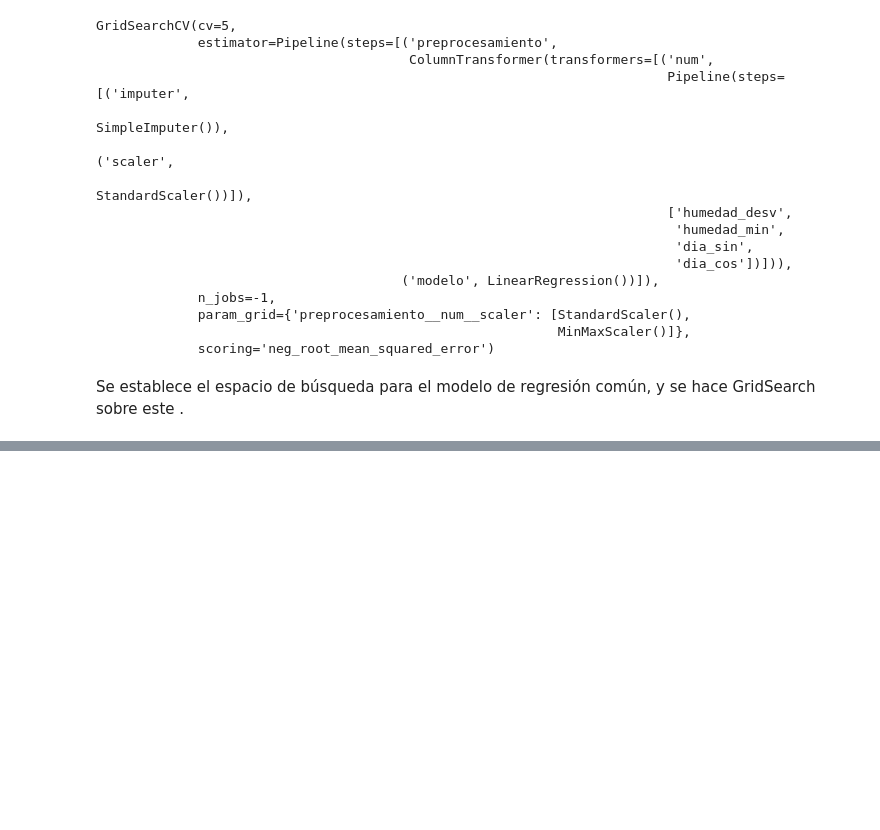
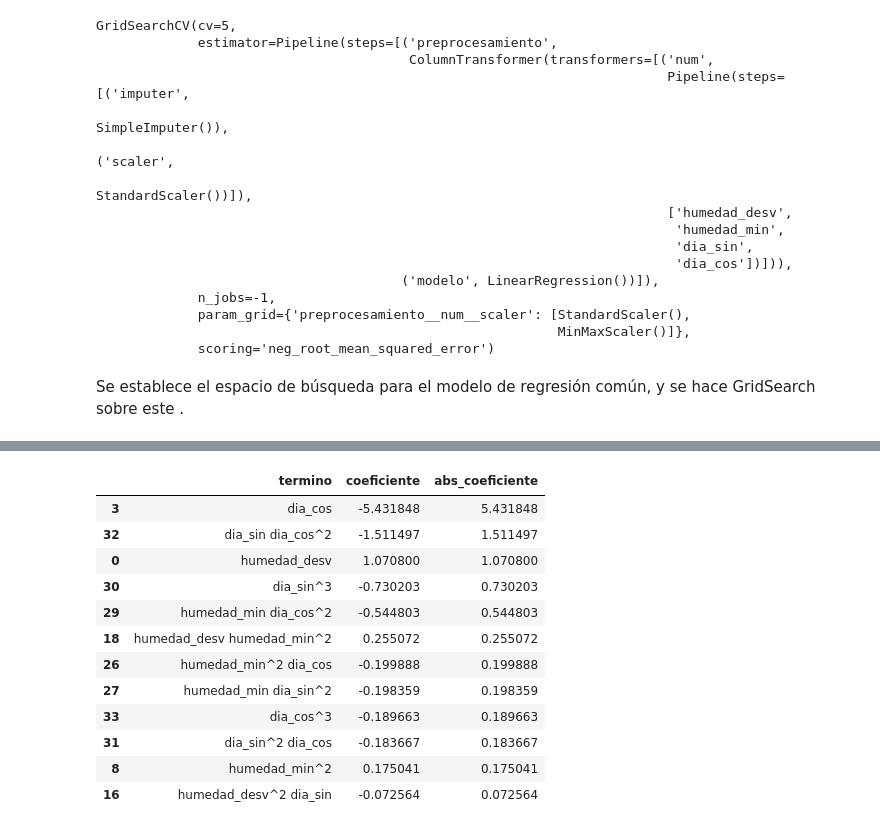
Before and after one commit to DanielGT27-Q/Laboratorio_2_MC, a Jupyter notebook: Laboratorio.ipynb, the cells around one changed output, grey strips where cells are left out. Cells and saved outputs as stored; diff of their text form; code cells hidden in the pictures; blank space fills up the shorter version.

```diff
--- a/Laboratorio.ipynb
+++ b/Laboratorio.ipynb
@@ -685,0 +632,3 @@ ofrece coeficientes directamente interpretables por variable, con un desempeño
+# %%
+pd.set_option("display.max_colwidth", None)
+comparacion_modelos[["modelo", "mejores_hiperparametros"]]
@@ -685,0 +643,17 @@ ofrece coeficientes directamente interpretables por variable, con un desempeño
+# %%
+mejor_fila = comparacion_modelos.iloc[0]
+mejor_nombre = mejor_fila["modelo"]
+mejor_modelo = {
+    "Polinomial sin regularización": grid_poly.best_estimator_,
+    "Lineal sin regularización": grid_sinreg.best_estimator_,
+    "Ridge lineal": grid_ridge.best_estimator_,
+    "Lasso lineal": grid_lasso.best_estimator_,
+    "Polinomial Ridge": grid_poly_ridge.best_estimator_,
+    "Polinomial Lasso": grid_poly_lasso.best_estimator_,
+}[mejor_nombre]
+
+print("Modelo seleccionado:", mejor_nombre)
+print("RMSE test:", mejor_fila["RMSE_test"])
+print("MAE test:", mejor_fila["MAE_test"])
+print("R² test:", mejor_fila["R2_test"])
+print("Hiperparámetros:", mejor_fila["mejores_hiperparametros"])
@@ -685,0 +737,25 @@ ofrece coeficientes directamente interpretables por variable, con un desempeño
+# %%
+preprocesador_final = mejor_modelo.named_steps["preprocesamiento"]
+modelo_final = mejor_modelo.named_steps["modelo"]
+feature_names_final = preprocesador_final.named_transformers_["num"].named_steps["polynomial"].get_feature_names_out(features)
+
+coeficientes_finales = pd.DataFrame({
+    "termino": feature_names_final,
+    "coeficiente": modelo_final.coef_
+})
+coeficientes_finales["abs_coeficiente"] = coeficientes_finales["coeficiente"].abs()
+coeficientes_finales.sort_values("abs_coeficiente", ascending=False).head(12)
+# %% [output]
+|  | termino | coeficiente | abs_coeficiente |
+| 3 | dia_cos | -5.431848 | 5.431848 |
+| 32 | dia_sin dia_cos^2 | -1.511497 | 1.511497 |
+| 0 | humedad_desv | 1.070800 | 1.070800 |
+| 30 | dia_sin^3 | -0.730203 | 0.730203 |
+| 29 | humedad_min dia_cos^2 | -0.544803 | 0.544803 |
+| 18 | humedad_desv humedad_min^2 | 0.255072 | 0.255072 |
+| 26 | humedad_min^2 dia_cos | -0.199888 | 0.199888 |
+| 27 | humedad_min dia_sin^2 | -0.198359 | 0.198359 |
+| 33 | dia_cos^3 | -0.189663 | 0.189663 |
+| 31 | dia_sin^2 dia_cos | -0.183667 | 0.183667 |
+| 8 | humedad_min^2 | 0.175041 | 0.175041 |
+| 16 | humedad_desv^2 dia_sin | -0.072564 | 0.072564 |
```
Also changed, not shown: parts of 30 cells of this notebook, 1 other file.
